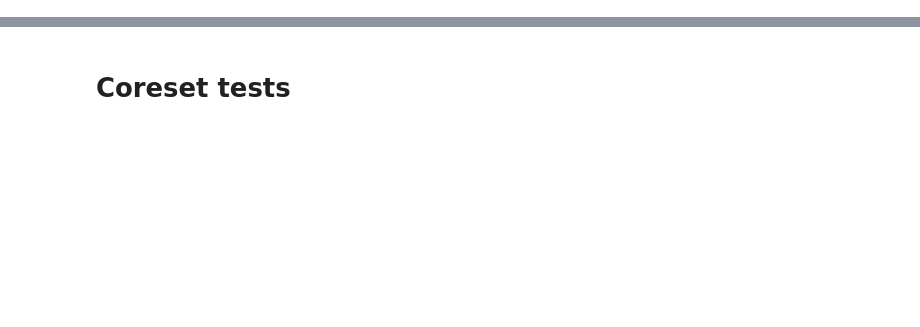
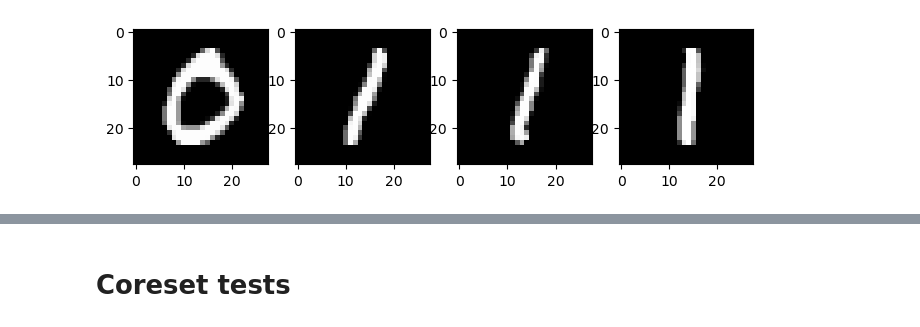
Before and after one commit to jvallikivi/mlmi4-vcl, a Jupyter notebook: split.ipynb, the cells around one changed output, grey strips where cells are left out. Cells and saved outputs as stored; diff of their text form; code cells hidden in the pictures; blank space fills up the shorter version.

```diff
--- a/split.ipynb
+++ b/split.ipynb
@@ -206,0 +338,17 @@ def update_results(results_df, results_list):
+# %%
+device = "cpu"
+dataset = MultiTaskDataset('split MNIST', device)
+coreset_size = 4
+task_i = 0
+# %%
+coreset_config= CoresetConfig(method='random', task_coreset_size=coreset_size, device=device)
+coreset = Coreset(coreset_config)
+
+train_x, train_y, test_x, test_y = dataset.get_task_dataset(task_i)
+train_x, train_y = coreset.update(train_x, train_y, task_i)
+f, axs = plt.subplots(1, coreset_size)
+f.set_size_inches(2 * coreset_size, 2)
+for i, ax in enumerate(axs):
+    ax.imshow(coreset.x[i].reshape(28, 28), cmap="gray")
+# %% [output]
+[figure, added]
```
Also changed, not shown: parts of 54 cells of this notebook, 11 other files.
